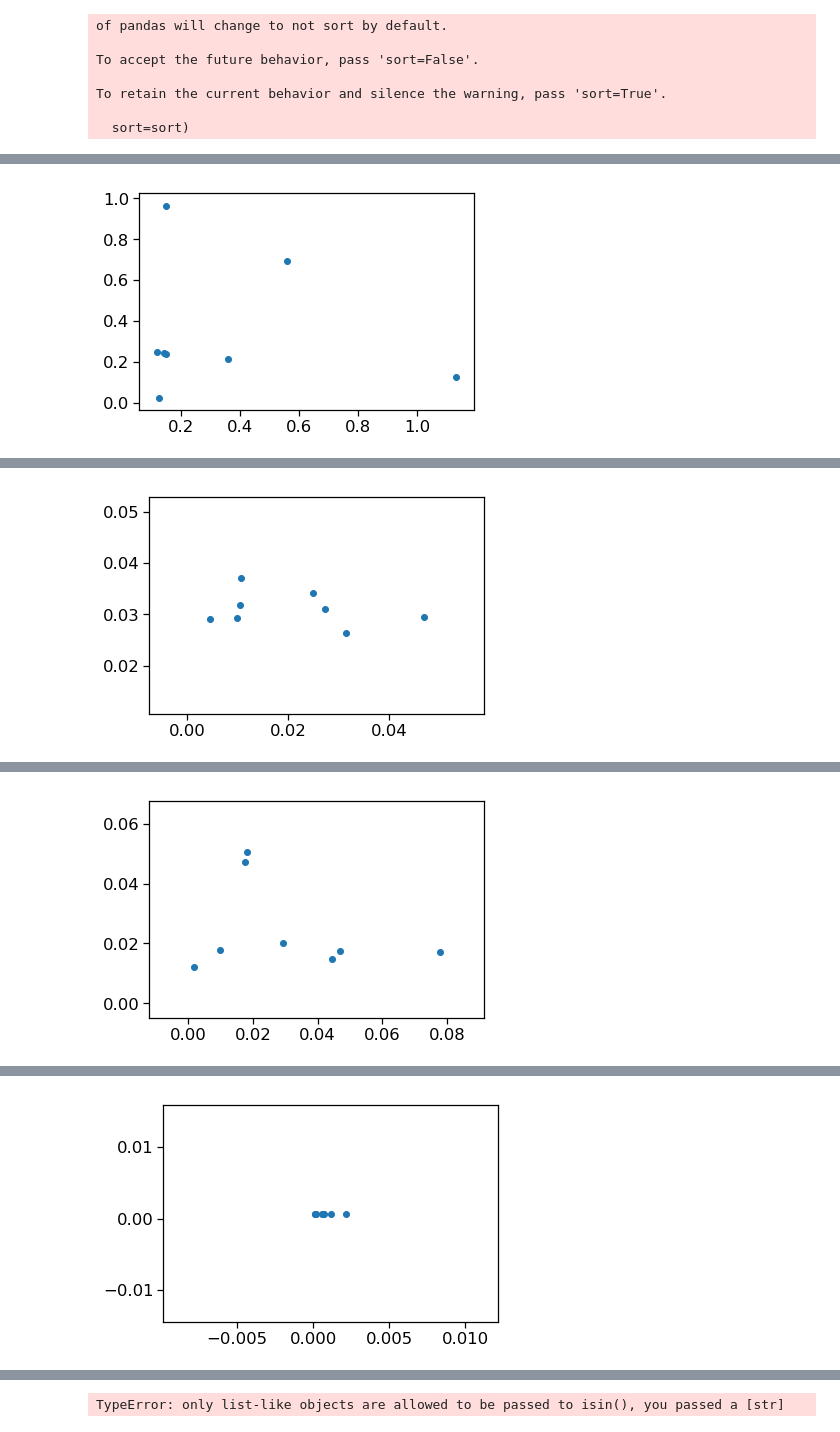
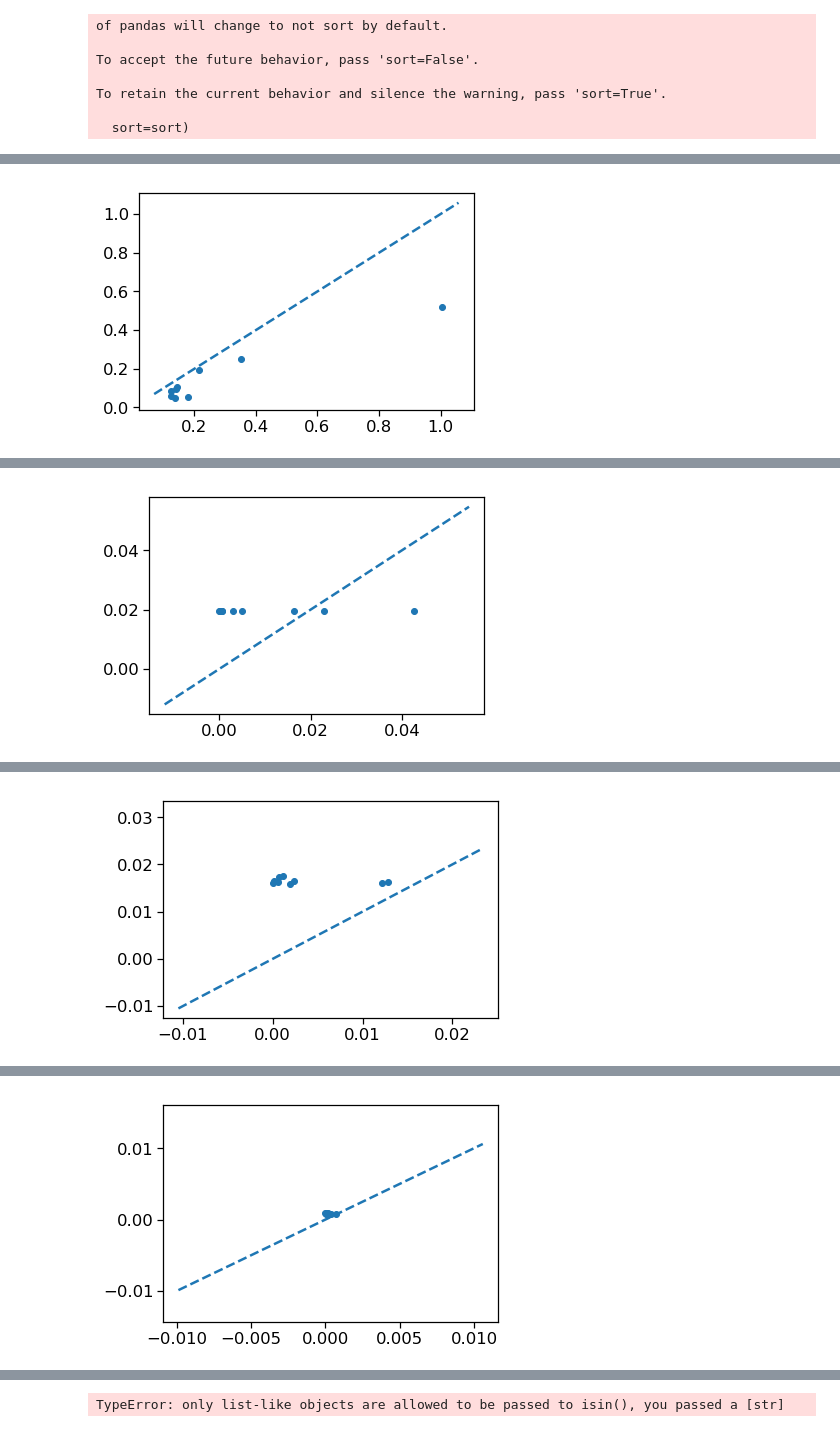
Before and after one commit to allen19981/Conductance_Parameter, a Jupyter notebook: Predictive_comparison_new.ipynb, the cells around one changed output, grey strips where cells are left out. Cells and saved outputs as stored; diff of their text form; code cells hidden in the pictures.

```diff
--- a/Predictive_comparison_new.ipynb
+++ b/Predictive_comparison_new.ipynb
@@ -440,7 +440,7 @@ Length: 1809, dtype: float64
 df = pd.DataFrame()
 for cond in related_RNA.keys():
     # gene_symbol_list = related_RNA[cond]
-    gene_symbol_list = [related_RNA[cond][1]]
+    gene_symbol_list = [related_RNA[cond][0]]
     print(gene_symbol_list)
     fit_model = get_cond_stat_models(cond, gene_symbol_list, sep_layer_cre_parameter_df, log = False)
     predictions = get_gene_exp_cond_predictions(new_cpm, fit_model, gene_symbol_list, log = False)
@@ -477,6 +477,5 @@ all_cell_features_annotated['source'] = 'ME'
 
 all_cell_features_annotated['mouse_line']
 
-all_cell_features_annotated.loc[all_cell_features_annotated['cre_line'] == 'Cux2']
-
 all_cell_features_annotated.loc[all_cell_features_annotated.cre_line == 'Cux2-CreERT2', 'mouse_line'] = 'Cux2'
+all_cell_features_annotated.loc[all_cell_features_annotated.cre_line == 'Scnn1a-Tg3-Cre', 'mouse_line'] = 'Scnn1a-Tg3'
@@ -512,8 +513,7 @@ new_df_filt = new_df.loc[(new_df['tdTomato'] == 'positive') &
                          (new_df['broad_type'].isin(['GABA-ergic Neuron', 'Glutamatergic Neuron'])) &
                          (new_df['mouse_line'].isin(keep_cre_lines)) &
                          (new_df['aibs_vignette_id'] != 'N/A') &
-                         (new_df['dissection'] != 'L6b') &
-                         (new_df['mouse_line'] != 'Htr3a')
+                         (new_df['dissection'] != 'L6b')
                         ]
 
 # bind rows of ME and T dfs
@@ -552,23 +552,45 @@ ax.set_ylim([0, 3])
+# %%
+def abline(slope, intercept):
+    """Plot a line from slope and intercept"""
+    axes = plt.gca()
+    x_vals = np.array(axes.get_xlim())
+    y_vals = intercept + slope * x_vals
+    plt.plot(x_vals, y_vals, '--')
 # %%
+from scipy import stats
 ## need to plot medians or means to see what is going on
 from scipy.stats.stats import pearsonr
 from sklearn import metrics
-new_new_df = new_new_df.groupby(['mouse_line', 'source']).agg({'gbar_Kv3_1': 'mean', 'gbar_SK': 'mean',
-                                                  'gbar_K_T': 'mean', 'gbar_Ih': 'mean',
-                                                     'gbar_Ca_HVA': 'mean', 'gbar_Ca_LVA': 'mean'}).reset_index()
 
+agg_metric = 'median'
+new_new_df_2 = new_new_df.groupby(['mouse_line', 'source']).agg({'gbar_Kv3_1': agg_metric, 'gbar_SK': agg_metric,
+                                                  'gbar_K_T': agg_metric, 'gbar_Ih': agg_metric,
+                                                     'gbar_Ca_HVA': agg_metric, 'gbar_Ca_LVA': agg_metric}).reset_index()
 
+#keep_mouse_lines = ['Cux2', 'Nr5a1', 'Ntsr1', 'Pvalb', 'Rbp4', 'Sst', 'Htr3a', 'Scnn1a-Tg2']
+keep_mouse_lines = keep_cre_lines
+new_new_df_3 = new_new_df_2.loc[new_new_df_2['mouse_line'].isin(keep_mouse_lines)]
+print(new_new_df_3)
+
+#print(new_new_df)
 for cond in related_RNA.keys():
     print(cond)
-    me_vals = new_new_df.loc[new_new_df['source'] == 'ME'][cond]
-    print(me_vals)
-    t_vals = new_new_df.loc[new_new_df['source'] == 'T'][cond]
-    print(t_vals)
-    plt.scatter(me_vals, t_vals[0:8])
+    me_vals = new_new_df_3.loc[new_new_df_3['source'] == 'ME'][cond].to_numpy()
+    t_vals = new_new_df_3.loc[new_new_df_3['source'] == 'T'][cond].to_numpy()
+    mouse_line = new_new_df_3.loc[new_new_df_3['source'] == 'ME']['mouse_line'].values.tolist()
+    temp_df = pd.DataFrame({'mouse_line' : mouse_line, 'ME': me_vals, 'T': t_vals})
+    print(temp_df)
+
+    actual_cond_vals = temp_df['ME']
+    pred_cond_vals = temp_df['T']
+    plt.scatter(actual_cond_vals, pred_cond_vals)
+    abline(1, 0)
     plt.show()
-    #print(pearsonr(me_vals, t_vals[0:8]))
+#     ax = sns.scatterplot(x="ME", y="T",
+#                      data=temp_df)
+    print(pearsonr(stats.zscore(actual_cond_vals), stats.zscore(pred_cond_vals)))
     #print()
-    print(metrics.r2_score(me_vals, t_vals[0:8]))
+    print(metrics.r2_score(actual_cond_vals, pred_cond_vals- np.mean(pred_cond_vals) + np.mean(actual_cond_vals)))
 
     # })
 # m.name = 'MEDIAN'
@@ -597 +617 @@ Name: gbar_Kv3_1, dtype: float64
-[figure, old version]
+[figure, new version]
@@ -618 +631 @@ Name: gbar_K_T, dtype: float64
-[figure, old version]
+[figure, new version]
@@ -639 +645 @@ Name: gbar_SK, dtype: float64
-[figure, old version]
+[figure, new version]
@@ -660 +659 @@ Name: gbar_Ih, dtype: float64
-[figure, old version]
+[figure, new version]
```
Also changed, not shown: parts of 7 cells of this notebook.
